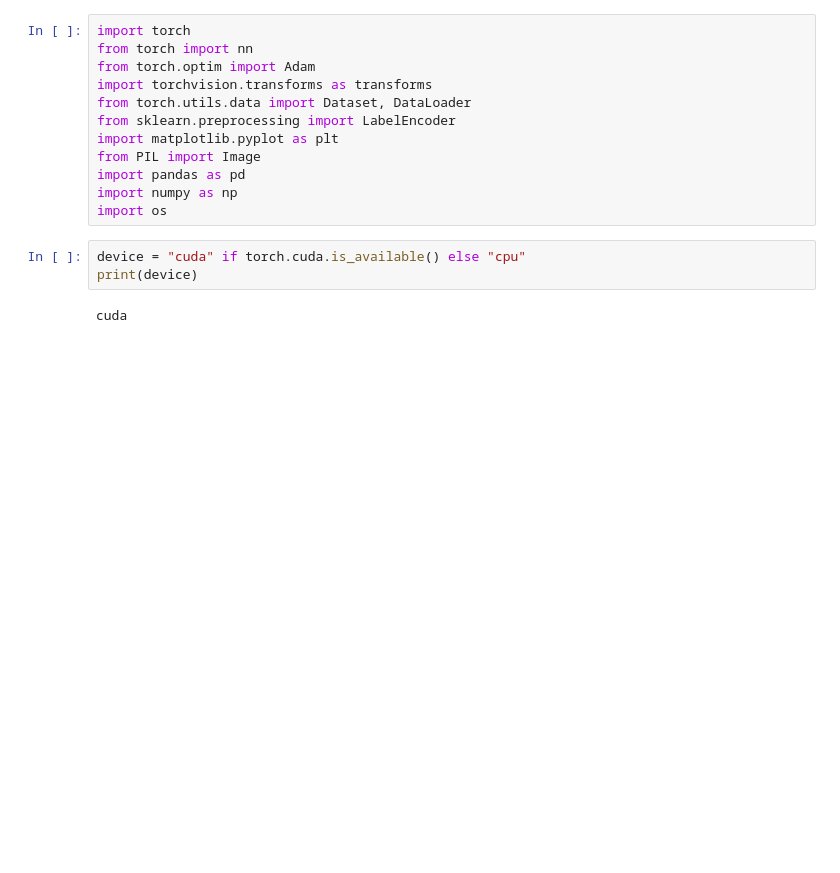
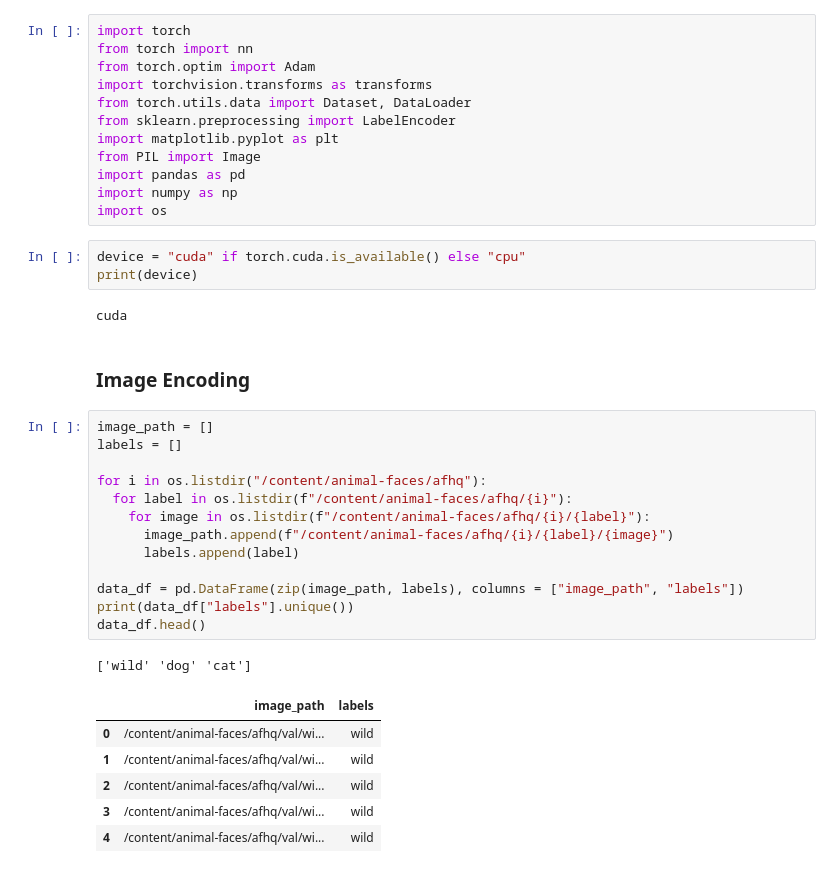
Before and after one commit to Jitmandal051004/Pytorch-Practice-Project, a Jupyter notebook: Image_Classification.ipynb, the cells around one changed output. Cells and saved outputs as stored; diff of their text form; blank space fills up the shorter version.

```diff
--- a/Image_Classification.ipynb
+++ b/Image_Classification.ipynb
@@ -27,3 +29,26 @@ device = "cuda" if torch.cuda.is_available() else "cpu"
 print(device)
 # %% [output]
 cuda
+# %% [markdown]
+### Image Encoding
+# %%
+image_path = []
+labels = []
+
+for i in os.listdir("/content/animal-faces/afhq"):
+  for label in os.listdir(f"/content/animal-faces/afhq/{i}"):
+    for image in os.listdir(f"/content/animal-faces/afhq/{i}/{label}"):
+      image_path.append(f"/content/animal-faces/afhq/{i}/{label}/{image}")
+      labels.append(label)
+
+data_df = pd.DataFrame(zip(image_path, labels), columns = ["image_path", "labels"])
+print(data_df["labels"].unique())
+data_df.head()
+# %% [output]
+['wild' 'dog' 'cat']
+|  | image_path | labels |
+| 0 | /content/animal-faces/afhq/val/wi... | wild |
+| 1 | /content/animal-faces/afhq/val/wi... | wild |
+| 2 | /content/animal-faces/afhq/val/wi... | wild |
+| 3 | /content/animal-faces/afhq/val/wi... | wild |
+| 4 | /content/animal-faces/afhq/val/wi... | wild |
```
Also changed, not shown: parts of 12 cells of this notebook.
